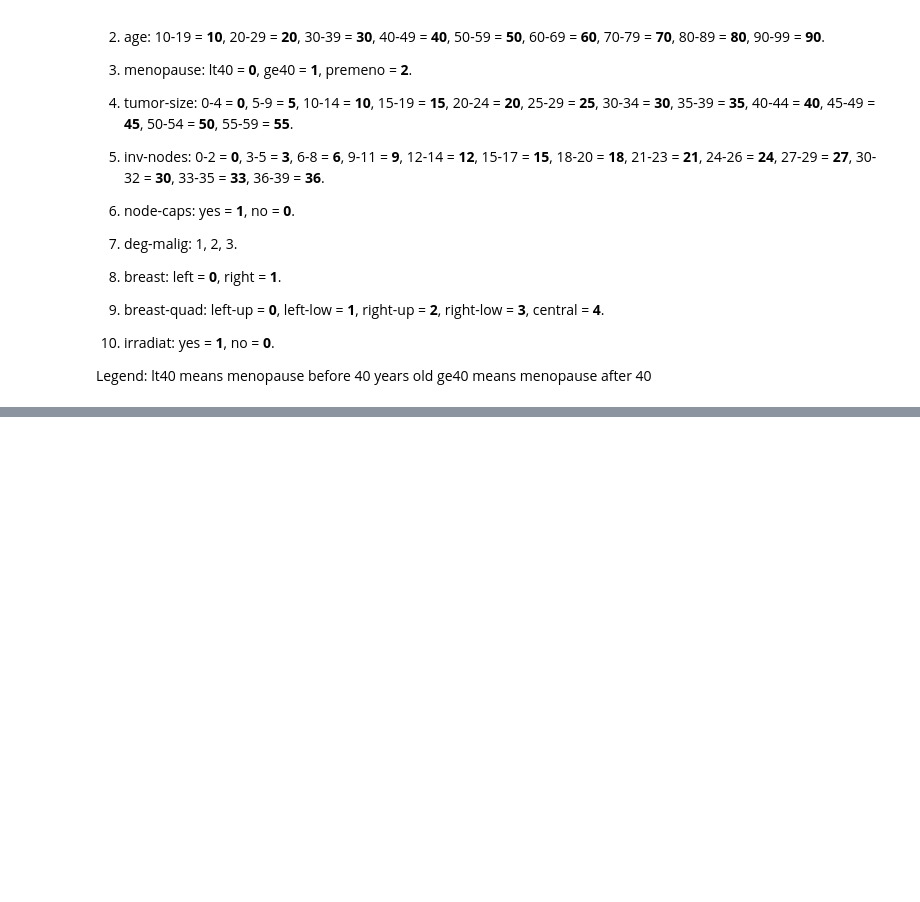
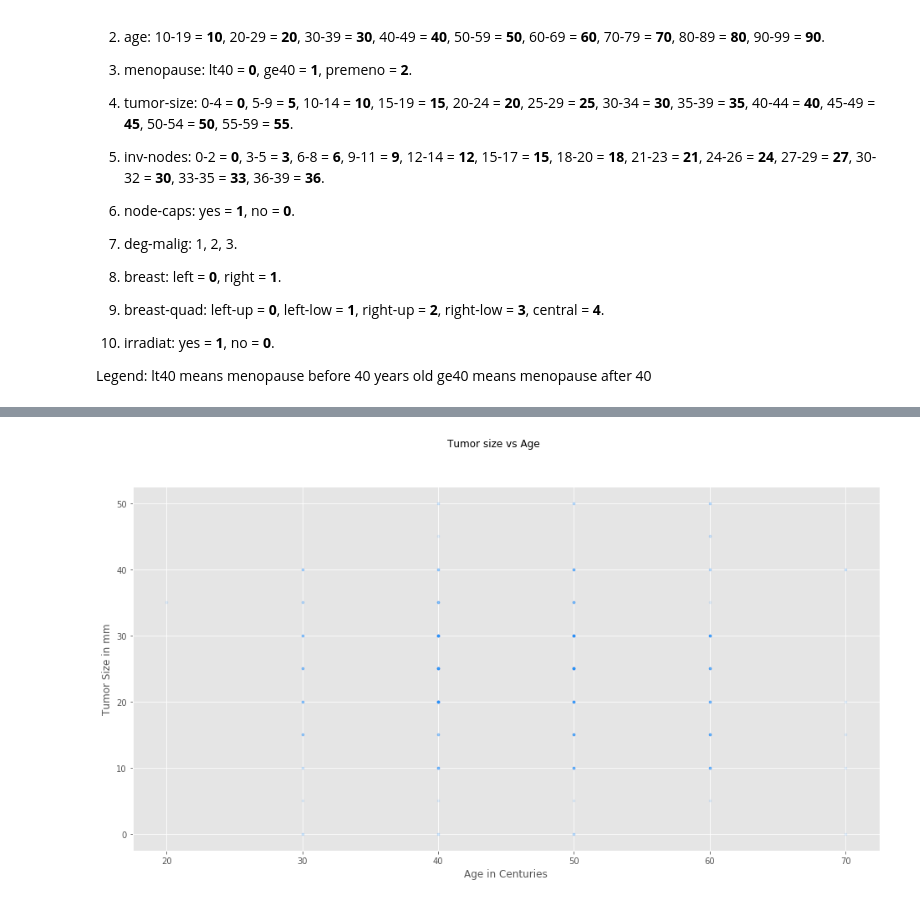
Before and after one commit to MuharremOkutan/datasciencetraining-1, a Jupyter notebook: datasciencetrainingnotebook.ipynb, the cells around one changed output, grey strips where cells are left out. Saved outputs shown, nothing was run; the diff lists cells and outputs as text; code cells hidden in the pictures; blank space fills up the shorter version.

```diff
--- a/datasciencetrainingnotebook.ipynb
+++ b/datasciencetrainingnotebook.ipynb
@@ -132,9 +177,11 @@ plt.ylabel('Number of entries per bin');
 # %%
 plt.suptitle("Tumor size vs Age")
 plt.scatter(x=df[df['tumor-size'] < 90]['age'],
             y=df[df['tumor-size'] < 70]['tumor-size'],
             marker='.',
             alpha=0.1,
             color='dodgerblue')
-plt.xlabel('Tumor Size in mm')
-plt.ylabel('Age in Centuries');
+plt.xlabel('Age in Centuries')
+plt.ylabel('Tumor Size in mm');
+# %% [output]
+[figure, added]
```
Also changed, not shown: parts of 17 cells of this notebook, 1 other file.
